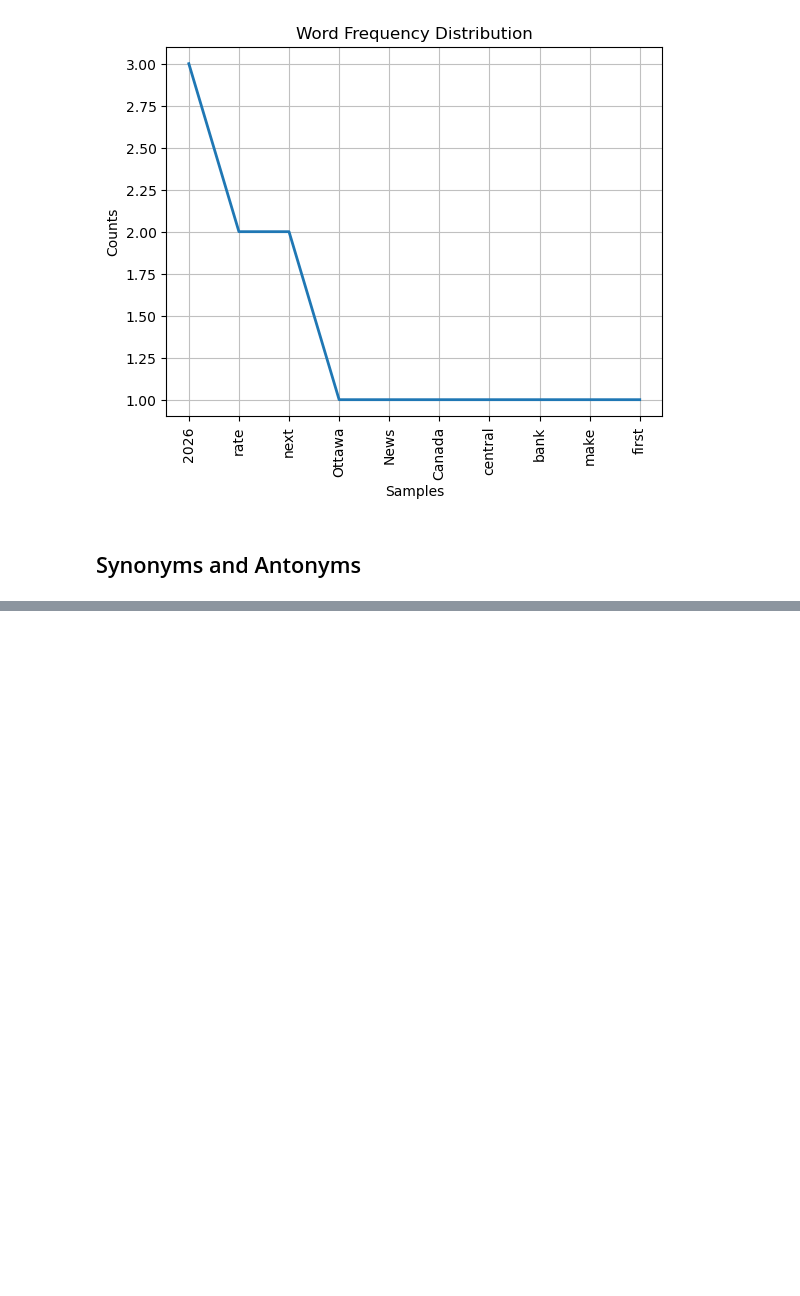
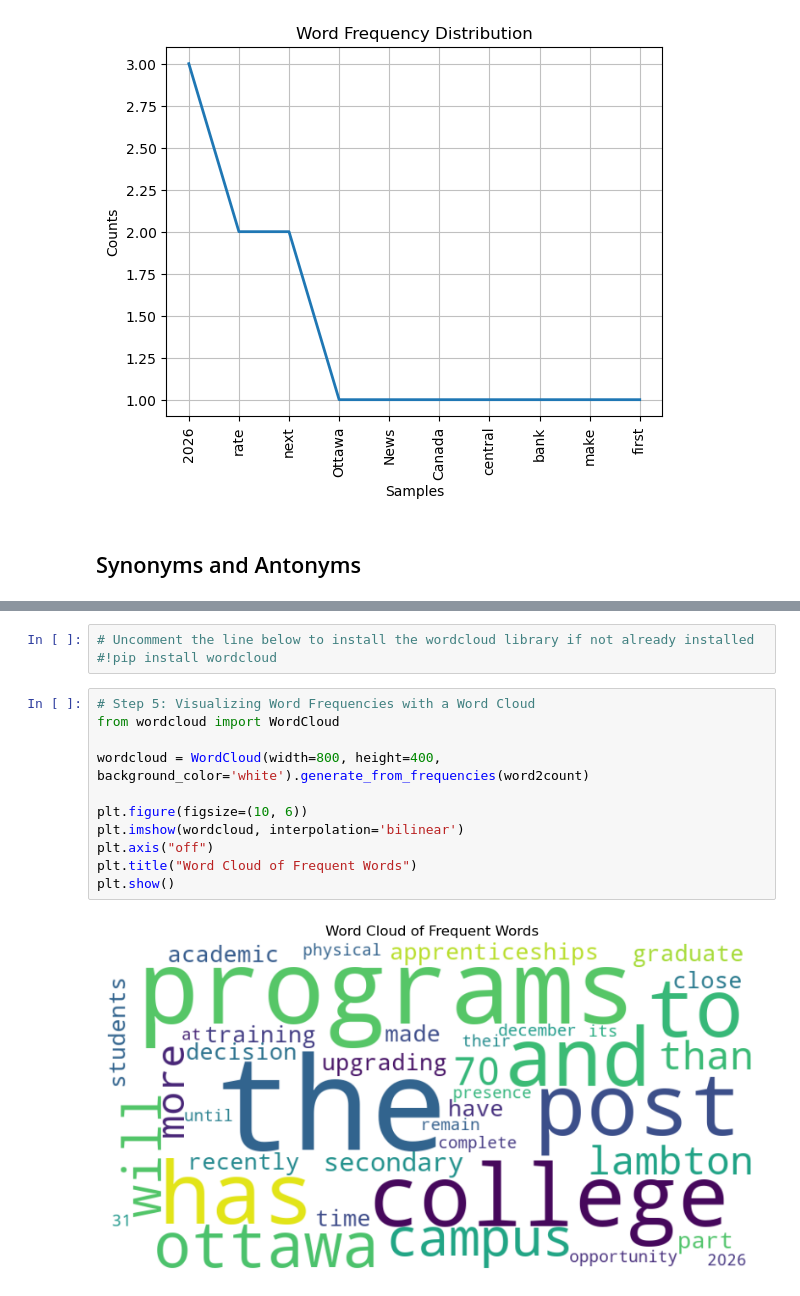
Before and after one commit to hjleed/BAM3034, a Jupyter notebook: Module3.ipynb, the cells around one changed output, grey strips where cells are left out. Saved outputs shown, nothing was run; the diff lists cells and outputs as text; blank space fills up the shorter version.

```diff
--- a/Module3.ipynb
+++ b/Module3.ipynb
@@ -183,0 +336,16 @@ Antonyms: {'unbar'}
+# %%
+# Uncomment the line below to install the wordcloud library if not already installed
+#!pip install wordcloud
+# %%
+# Step 5: Visualizing Word Frequencies with a Word Cloud
+from wordcloud import WordCloud
+
+wordcloud = WordCloud(width=800, height=400, background_color='white').generate_from_frequencies(word2count)
+
+plt.figure(figsize=(10, 6))
+plt.imshow(wordcloud, interpolation='bilinear')
+plt.axis("off")
+plt.title("Word Cloud of Frequent Words")
+plt.show()
+# %% [output]
+[figure, added]
```
Also changed, not shown: parts of 9 cells of this notebook.
